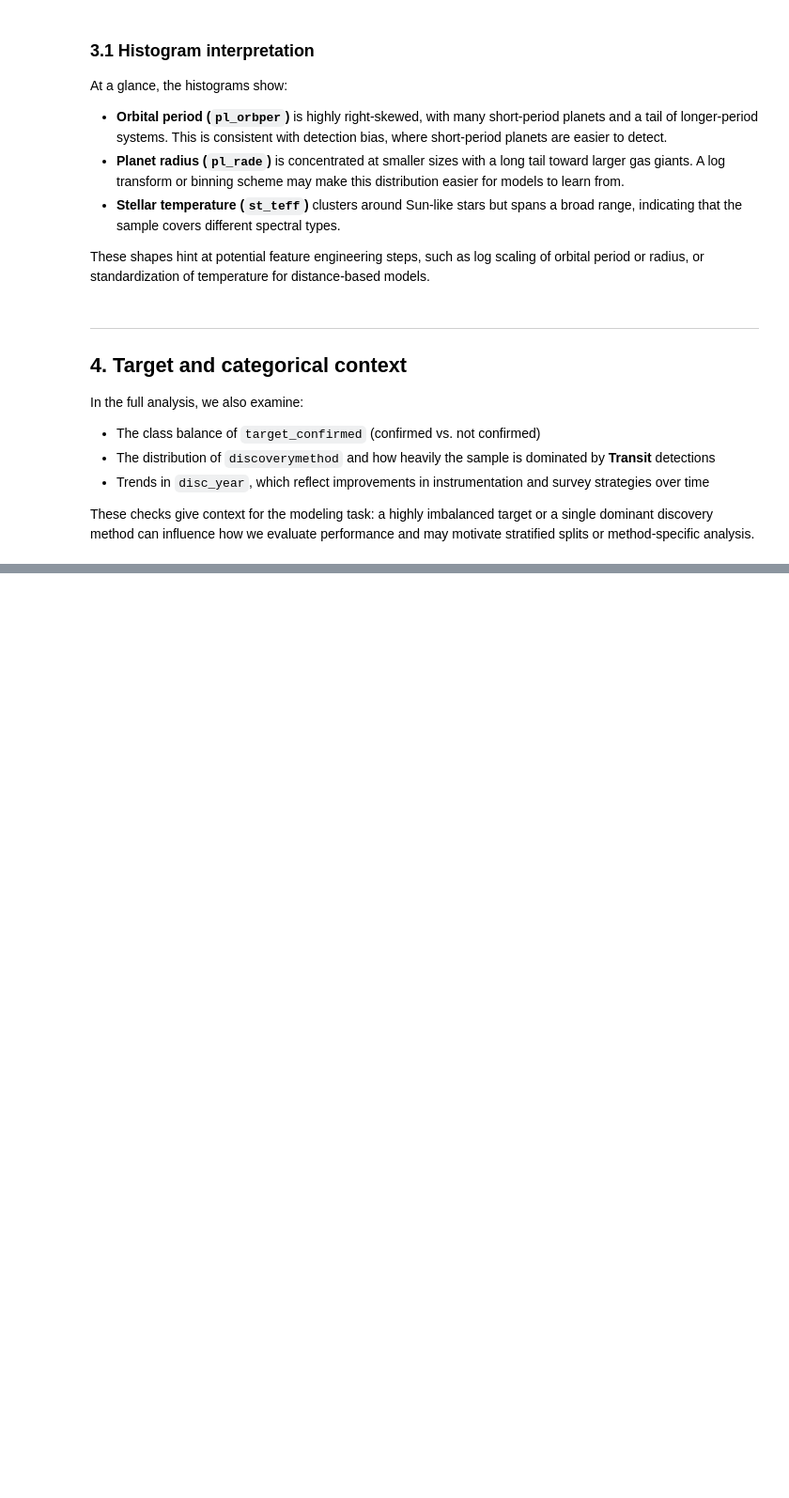
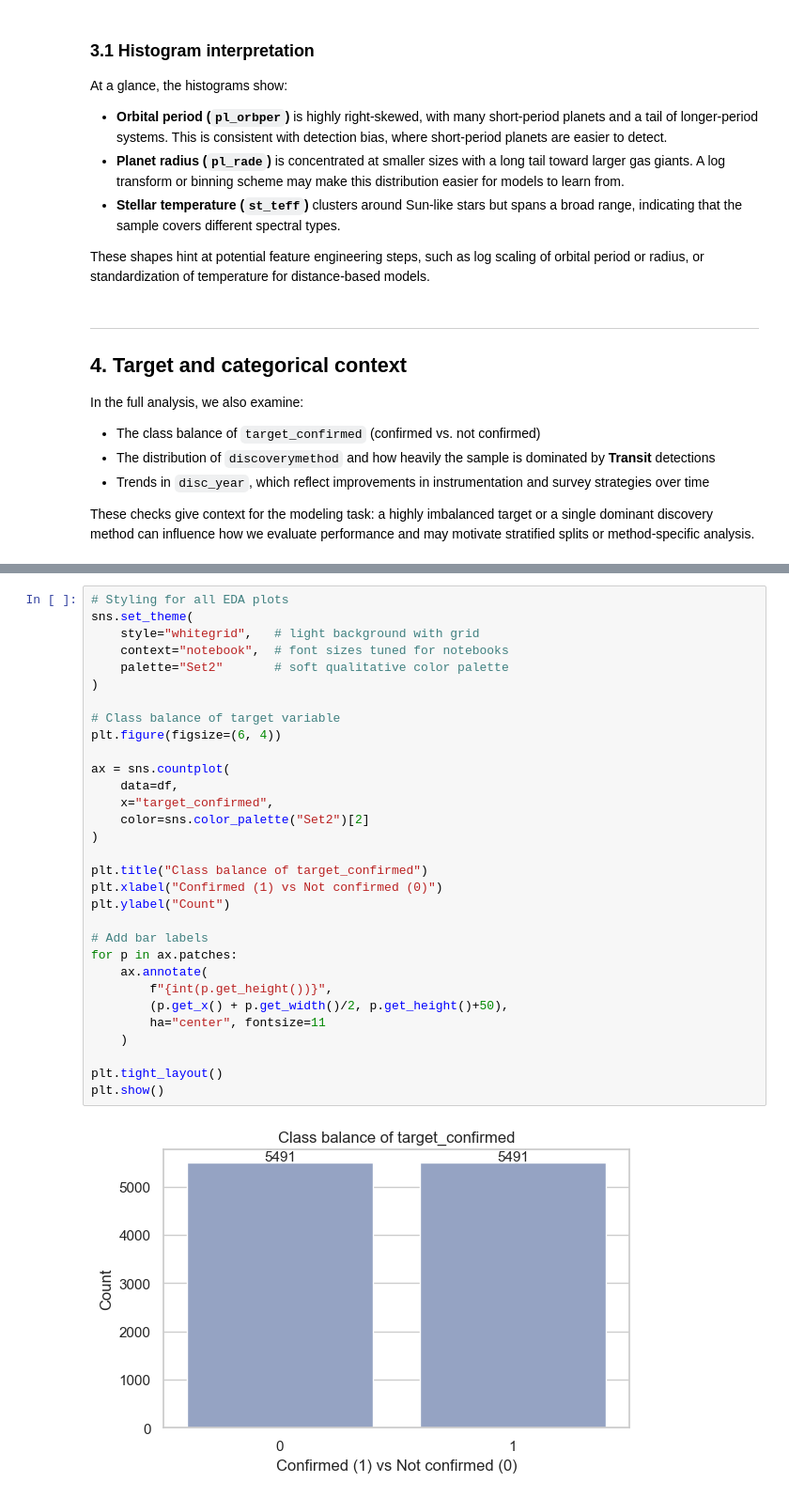
Before and after one commit to rhicarmel/exoplanet-validation, a Jupyter notebook: notebooks/eda.ipynb, the cells around one changed output, grey strips where cells are left out. Shown at 94% size. Saved outputs shown, nothing was run; the diff lists cells and outputs as text; blank space fills up the shorter version.

```diff
--- a/notebooks/eda.ipynb
+++ b/notebooks/eda.ipynb
@@ -132,0 +141,33 @@ These checks give context for the modeling task: a highly imbalanced target or a
+# %%
+# Styling for all EDA plots
+sns.set_theme(
+    style="whitegrid",   # light background with grid
+    context="notebook",  # font sizes tuned for notebooks
+    palette="Set2"       # soft qualitative color palette
+)
+
+# Class balance of target variable
+plt.figure(figsize=(6, 4))
+
+ax = sns.countplot(
+    data=df,
+    x="target_confirmed",
+    color=sns.color_palette("Set2")[2]
+)
+
+plt.title("Class balance of target_confirmed")
+plt.xlabel("Confirmed (1) vs Not confirmed (0)")
+plt.ylabel("Count")
+
+# Add bar labels
+for p in ax.patches:
+    ax.annotate(
+        f"{int(p.get_height())}",
+        (p.get_x() + p.get_width()/2, p.get_height()+50),
+        ha="center", fontsize=11
+    )
+
+plt.tight_layout()
+plt.show()
+# %% [output]
+[figure, added]
```
Also changed, not shown: parts of 11 cells of this notebook.
